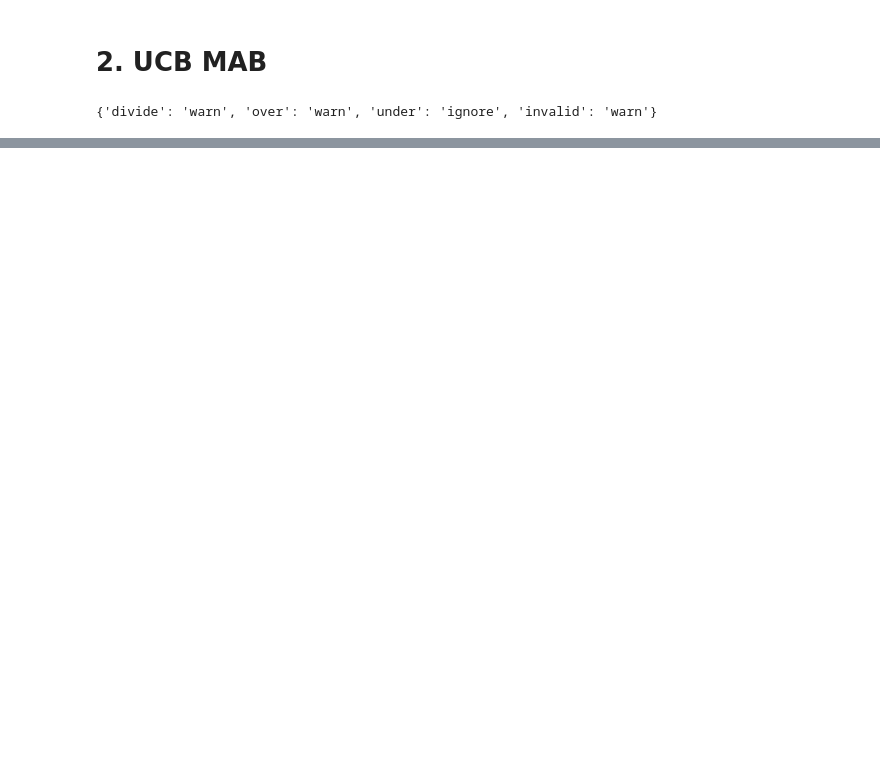
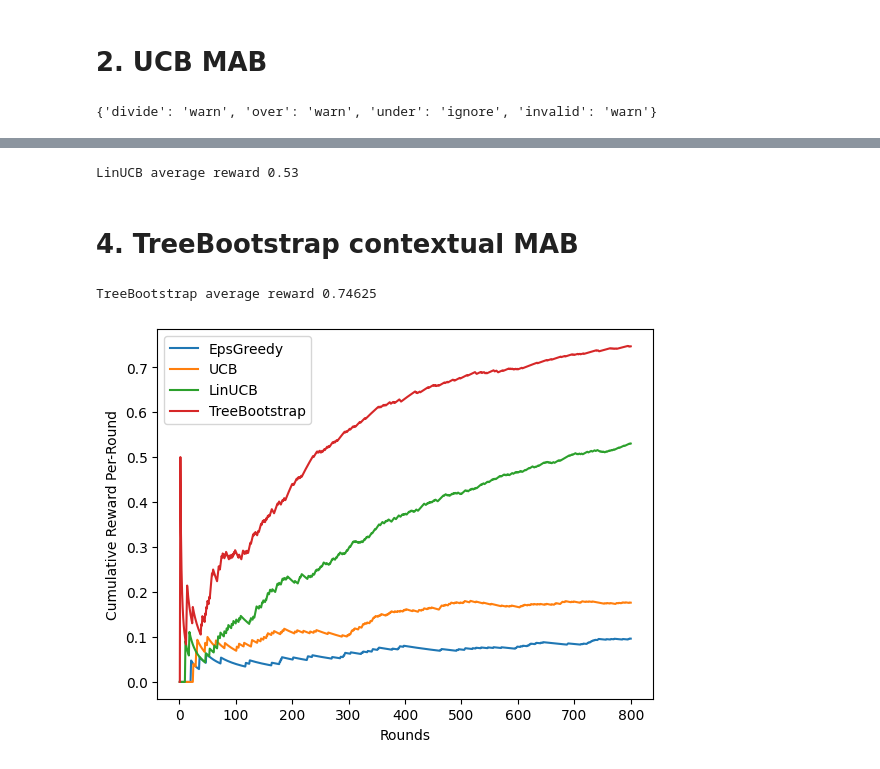
Before and after one commit to alubiss/recommendations_system, a Jupyter notebook: notebooks/multi-armed-bandit.ipynb, the cells around one changed output, grey strips where cells are left out. Saved outputs shown, nothing was run; the diff lists cells and outputs as text; code cells hidden in the pictures; blank space fills up the shorter version.

```diff
--- a/notebooks/multi-armed-bandit.ipynb
+++ b/notebooks/multi-armed-bandit.ipynb
@@ -311,0 +375,10 @@ UCB average reward 0.17273673257023933
+# %%
+# używa liniowej regresji do modelowania nagrody na podstawie cech (context)
+
+mab = LinUCB(10, 10, 1.0)
+results_LinUCB = offlineEvaluate(mab, arms, rewards, contexts,800)
+print('LinUCB average reward', np.mean(results_LinUCB))
+# %% [output]
+LinUCB average reward 0.53
+# %% [markdown]
+# 4. TreeBootstrap contextual MAB
@@ -311,0 +441,40 @@ UCB average reward 0.17273673257023933
+# %%
+# TreeBootstrap to kontekstowy algorytm Multi-Armed Bandit,
+# który używa drzew decyzyjnych do modelowania prawdopodobieństwa nagrody na podstawie cech (context).
+mab = TreeBootstrap(10, 10)
+results_TreeBootstrap = offlineEvaluate(mab, arms, rewards, contexts, 800)
+print('TreeBootstrap average reward', np.mean(results_TreeBootstrap))
+# %% [output]
+TreeBootstrap average reward 0.74625
+# %%
+# Evaluation and hyperparameter tuning for LinUCB
+
+# plot cumulative reward per round
+eg_results, ucb_results, linucb_results, tbs_results, round_list = [], [], [], [], []  # create lists
+n_rounds = 800                                       # the total number of rounds
+eg_sum, ucb_sum,linucb_sum, tbs_sum = 0, 0, 0, 0     # set the initial reward sum
+
+# get the 800 results from the previous run per each algorithm
+for n_round in range(1, n_rounds + 1):              # start from 1 to avoid zero devision error
+    eg_sum += results_EpsGreedy[n_round-1]
+    ucb_sum += results_UCB[n_round-1]
+    linucb_sum += results_LinUCB[n_round-1]
+    tbs_sum += results_TreeBootstrap[n_round-1]
+    eg_results.append(eg_sum/n_round)
+    ucb_results.append(ucb_sum/n_round)
+    linucb_results.append(linucb_sum/n_round)
+    tbs_results.append(tbs_sum/n_round)
+    round_list.append(n_round)
+
+# plot the results
+plt.plot(round_list,eg_results, label = "EpsGreedy")
+plt.plot(round_list,ucb_results, label = "UCB")
+plt.plot(round_list,linucb_results, label = "LinUCB")
+plt.plot(round_list,tbs_results, label = "TreeBootstrap")
+
+plt.ylabel('Cumulative Reward Per-Round')
+plt.xlabel('Rounds')
+plt.legend()
+plt.show()
+# %% [output]
+[figure, added]
```
Also changed, not shown: parts of 13 cells of this notebook.
